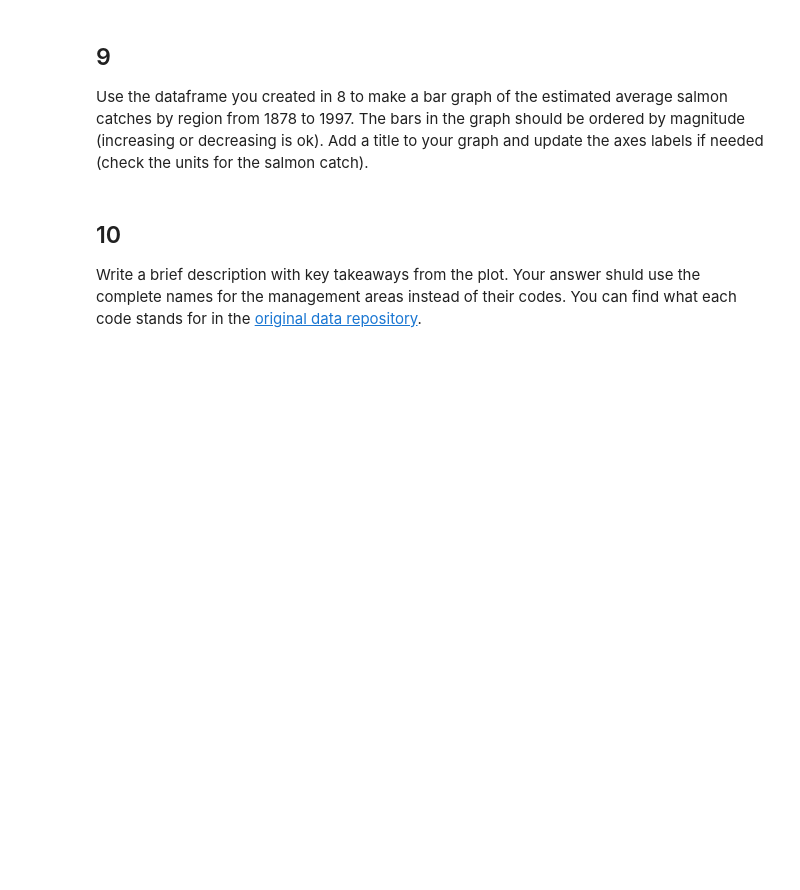
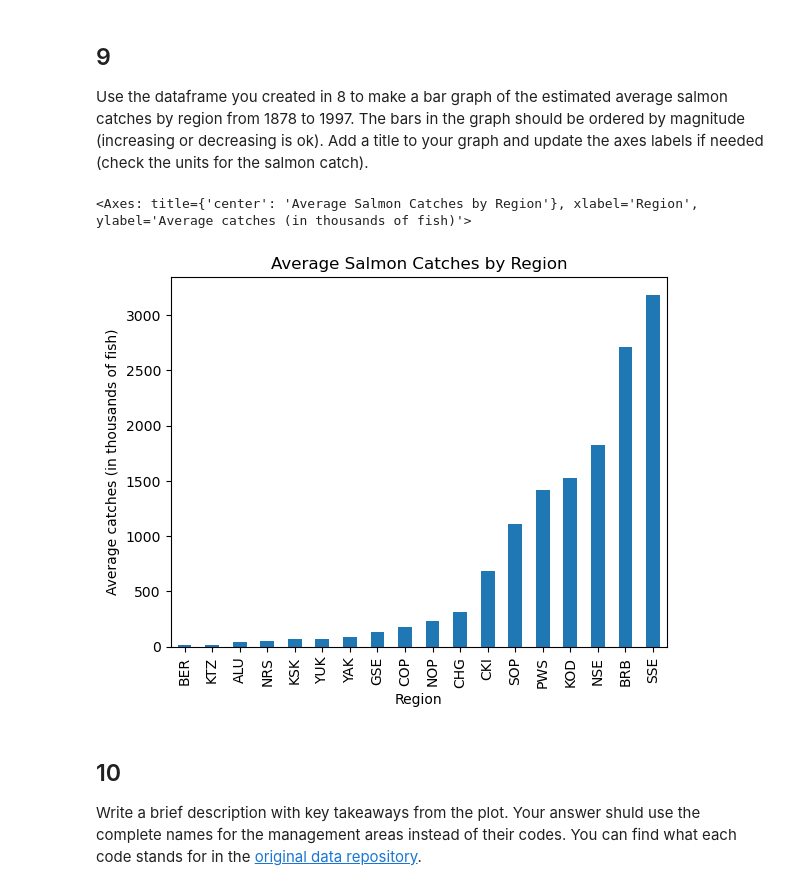
Before and after one commit to hylaea-miller/eds220-hwk2, a Jupyter notebook: task2/hwk2-task2-salmon.ipynb, the cells around one changed output. Drawn from its saved outputs; the diff is of its cells as text; code cells hidden in the pictures; blank space fills up the shorter version.

```diff
--- a/task2/hwk2-task2-salmon.ipynb
+++ b/task2/hwk2-task2-salmon.ipynb
@@ -187,7 +187,7 @@ In the next cell:
 <!-- BEGIN QUESTION -->
 # %%
 # 1. Update the value 'I' to 1 in the Catch column
-catch_data['Catch'].str.replace('I', '1')
+catch_data['Catch'] = catch_data['Catch'].replace(['I'], '1')
 
 # Access the updated row to verify the value was changed
 catch_1 = catch_data.loc[400]
@@ -213,0 +212,3 @@ catch_column_type
+# %%
+# Update the Catch column to numeric type
+catch_data.Catch = pd.to_numeric(catch_data.Catch)
@@ -223,0 +230,4 @@ avg_region
+# %%
+# Create dataframe grouping by region and calculating the average salmon catch
+avg_region = catch_data.groupby('Region')['Catch'].mean()
+avg_region
@@ -231,6 +264,14 @@ grader.check("q8")
 ## 9
 
 Use the dataframe you created in 8 to make a bar graph of the estimated average salmon catches by region from 1878 to 1997. The bars in the graph should be ordered by magnitude (increasing or decreasing is ok). Add a title  to your graph and update the axes labels if needed (check the units for the salmon catch).
+# %%
+avg_region.sort_values().plot(kind="bar",
+                             title="Average Salmon Catches by Region",
+                             ylabel="Average catches (in thousands of fish)",
+                             xlabel="Region")
+# %% [output]
+<Axes: title={'center': 'Average Salmon Catches by Region'}, xlabel='Region', ylabel='Average catches (in thousands of fish)'>
+[figure, added]
 # %% [markdown]
 <!-- END QUESTION -->
 
```
Also changed, not shown: parts of 8 cells of this notebook.
